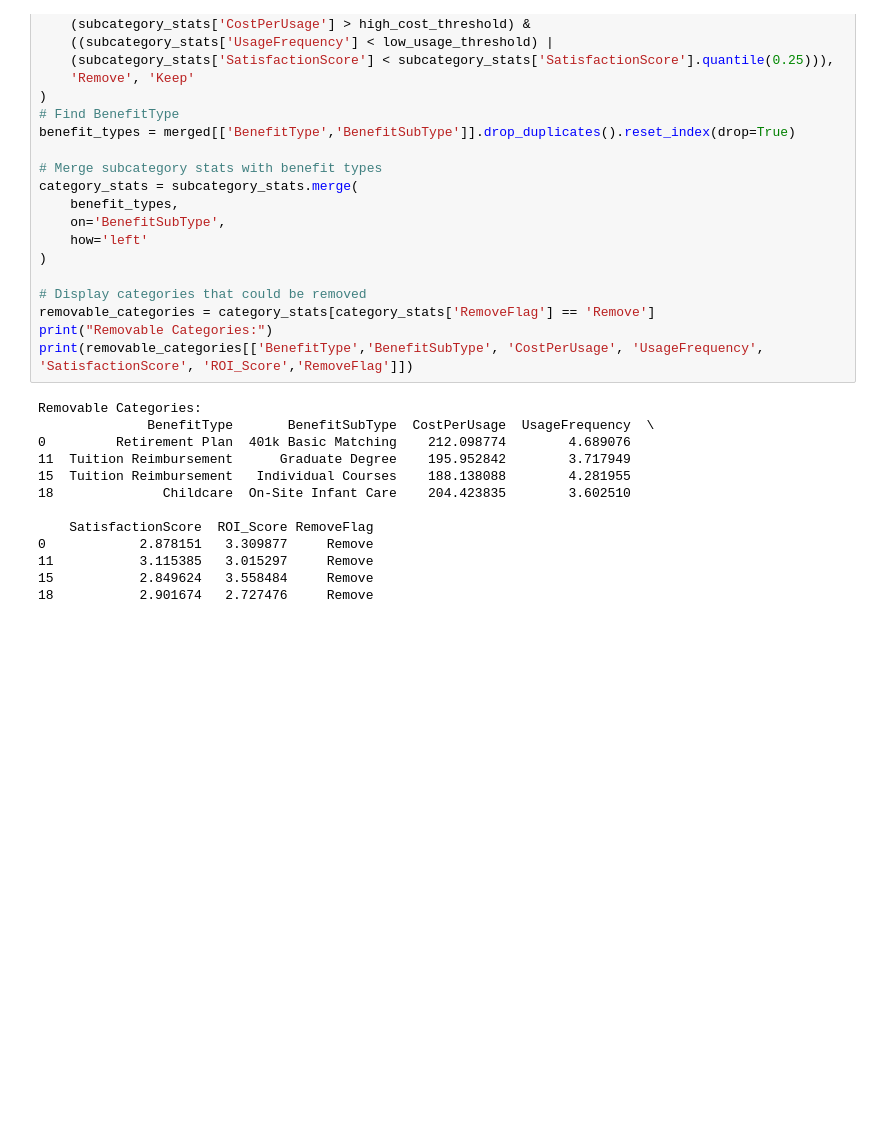
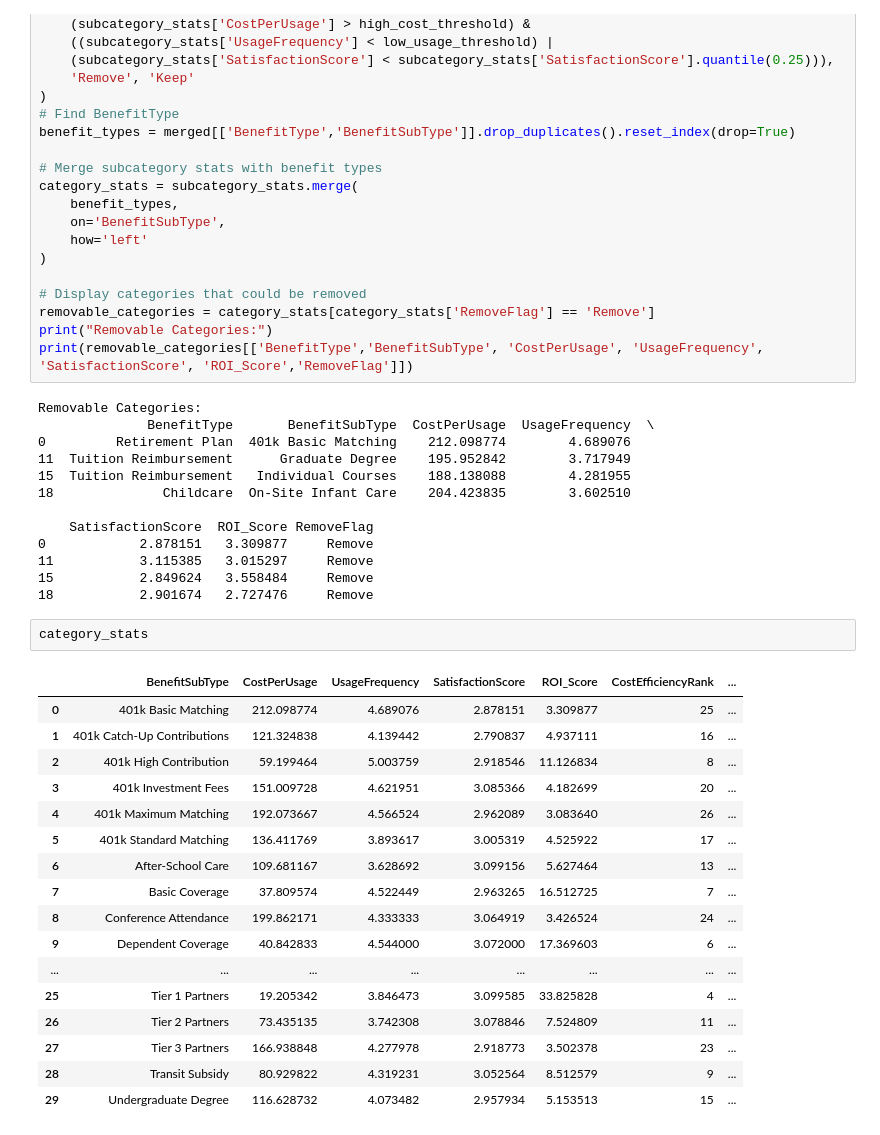
Before and after one commit to zemgabriela/TechLance, a Jupyter notebook: Cost_Efficiency.ipynb, the cells around one changed output. Drawn from its saved outputs; the diff is of its cells as text; blank space fills up the shorter version.

Commit message:
Analysis of Benefits

```diff
--- a/Cost_Efficiency.ipynb
+++ b/Cost_Efficiency.ipynb
@@ -249,3 +249,23 @@ Removable Categories:
 11           3.115385   3.015297     Remove
 15           2.849624   3.558484     Remove
 18           2.901674   2.727476     Remove
+# %%
+category_stats
+# %% [output]
+|  | BenefitSubType | CostPerUsage | UsageFrequency | SatisfactionScore | ROI_Score | CostEfficiencyRank | ... |
+| 0 | 401k Basic Matching | 212.098774 | 4.689076 | 2.878151 | 3.309877 | 25 | ... |
+| 1 | 401k Catch-Up Contributions | 121.324838 | 4.139442 | 2.790837 | 4.937111 | 16 | ... |
+| 2 | 401k High Contribution | 59.199464 | 5.003759 | 2.918546 | 11.126834 | 8 | ... |
+| 3 | 401k Investment Fees | 151.009728 | 4.621951 | 3.085366 | 4.182699 | 20 | ... |
+| 4 | 401k Maximum Matching | 192.073667 | 4.566524 | 2.962089 | 3.083640 | 26 | ... |
+| 5 | 401k Standard Matching | 136.411769 | 3.893617 | 3.005319 | 4.525922 | 17 | ... |
+| 6 | After-School Care | 109.681167 | 3.628692 | 3.099156 | 5.627464 | 13 | ... |
+| 7 | Basic Coverage | 37.809574 | 4.522449 | 2.963265 | 16.512725 | 7 | ... |
+| 8 | Conference Attendance | 199.862171 | 4.333333 | 3.064919 | 3.426524 | 24 | ... |
+| 9 | Dependent Coverage | 40.842833 | 4.544000 | 3.072000 | 17.369603 | 6 | ... |
+| ... | ... | ... | ... | ... | ... | ... | ... |
+| 25 | Tier 1 Partners | 19.205342 | 3.846473 | 3.099585 | 33.825828 | 4 | ... |
+| 26 | Tier 2 Partners | 73.435135 | 3.742308 | 3.078846 | 7.524809 | 11 | ... |
+| 27 | Tier 3 Partners | 166.938848 | 4.277978 | 2.918773 | 3.502378 | 23 | ... |
+| 28 | Transit Subsidy | 80.929822 | 4.319231 | 3.052564 | 8.512579 | 9 | ... |
+| 29 | Undergraduate Degree | 116.628732 | 4.073482 | 2.957934 | 5.153513 | 15 | ... |
```
Also changed, not shown: parts of 3 cells of this notebook.
